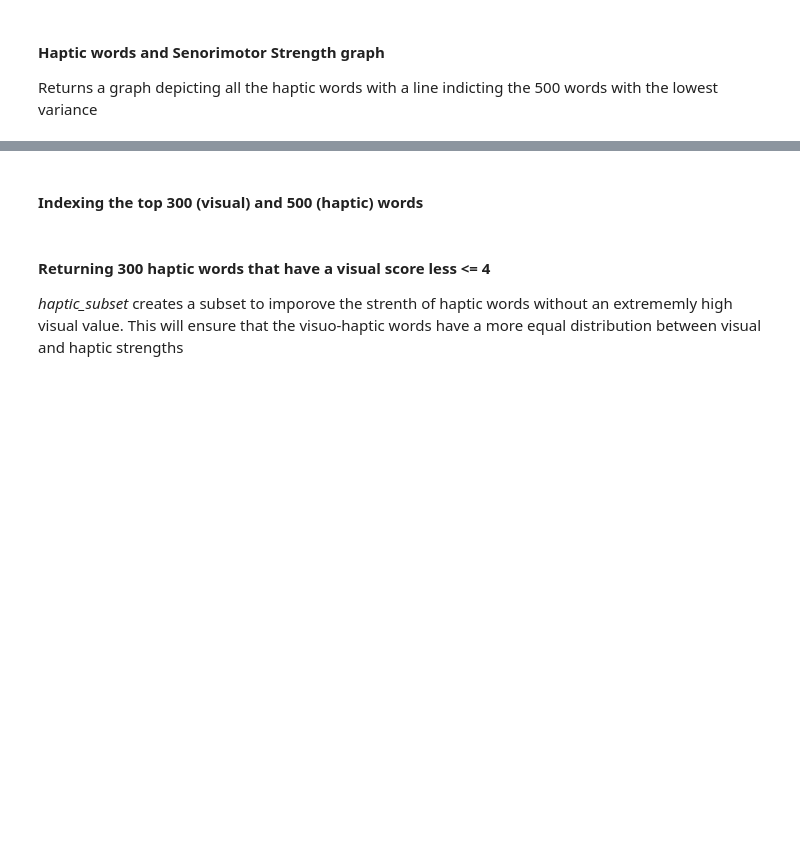
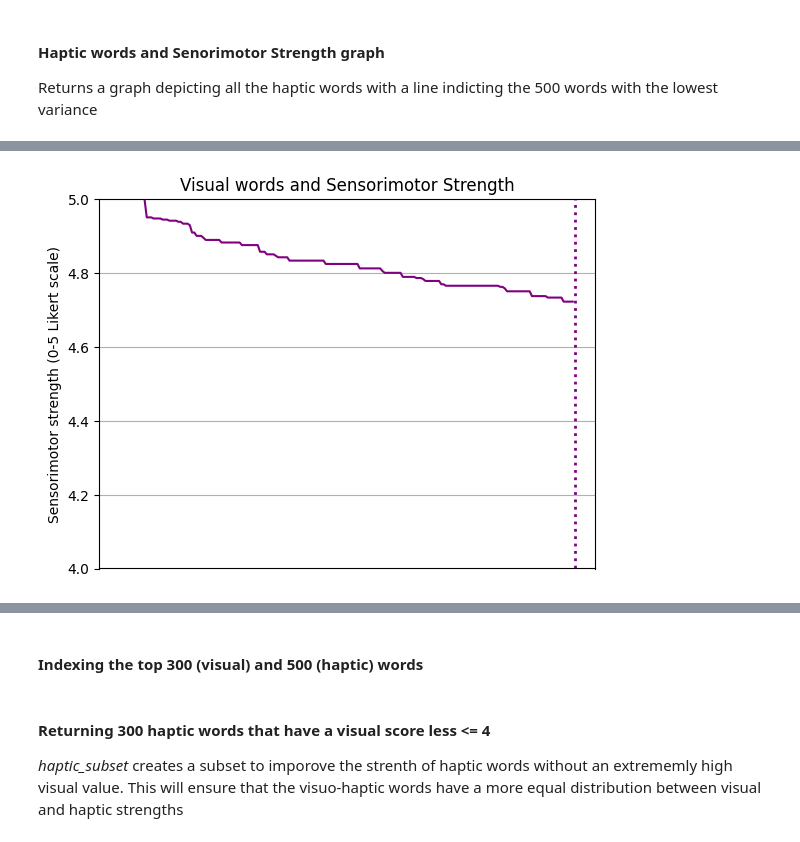
Before and after one commit to soniasola00/SpanLancasterNorm, a Jupyter notebook: Sonia3.ipynb, the cells around one changed output, grey strips where cells are left out. Saved outputs shown, nothing was run; the diff lists cells and outputs as text; code cells hidden in the pictures; blank space fills up the shorter version.

```diff
--- a/Sonia3.ipynb
+++ b/Sonia3.ipynb
@@ -383,0 +401,27 @@ plt.show()
+# %%
+# defining x and y axis
+x4_data = haptic_subset["Word"]
+y4_data = haptic_subset["Haptic.mean"]
+
+# defining the type of plot
+fig, ax = plt.subplots()
+
+
+# names of labels
+ax.set(xlabel = 'Visual words', ylabel='Sensorimotor strength (0-5 Likert scale)',title = 'Visual words and Sensorimotor Strength')
+
+#set x label to false becuase it tries to print all the words
+ax.get_xaxis().set_visible(False)
+
+# show plot
+ax.grid()
+
+# add verticle line at 300
+ax.plot(x2_data, y2_data, label="Line 2", color='purple')
+ax.set_ylim(4, 5)
+ax.axvline(x = 200, color = 'purple', linestyle = 'dotted', linewidth = 2)
+
+#fig.savefig("test.png")
+plt.show()
+# %% [output]
+[figure, added]
```
Also changed, not shown: parts of 10 cells of this notebook.
